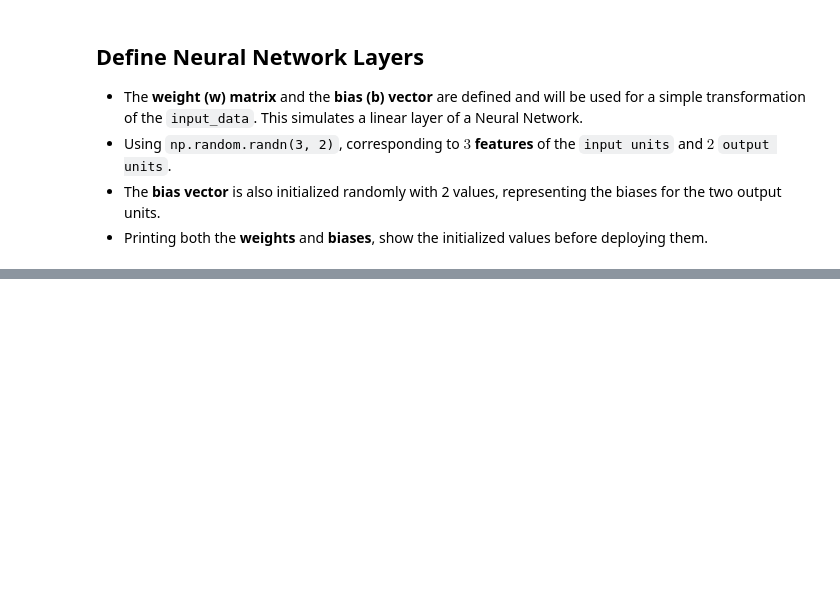
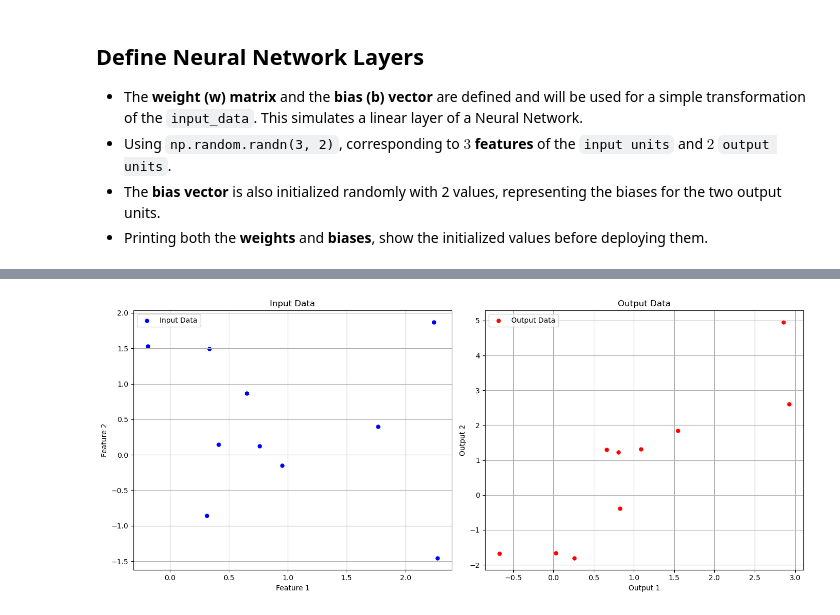
Before and after one commit to Chidera-Nnadiekwe/mathematical-foundation-for-deep-learning, a Jupyter notebook: chapter_2_exercises.ipynb, the cells around one changed output, grey strips where cells are left out. Drawn from its saved outputs; the diff is of its cells as text; code cells hidden in the pictures; blank space fills up the shorter version.

```diff
--- a/chapter_2_exercises.ipynb
+++ b/chapter_2_exercises.ipynb
@@ -88,0 +97,24 @@ Output_data:
+# %%
+# Visualize the input and output data
+fig, ax = plt.subplots(1, 2, figsize=(14, 6))
+
+# Plot input data
+ax[0].scatter(input_data[:, 0], input_data[:, 1], color='blue', s=50, edgecolors='w', label='Input Data')
+ax[0].set_title('Input Data')
+ax[0].set_xlabel('Feature 1')
+ax[0].set_ylabel('Feature 2')
+ax[0].legend()
+ax[0].grid(True)
+
+# Plot output data
+ax[1].scatter(output_data[:, 0], output_data[:, 1], c='red', s=50, edgecolors='w', label='Output Data')
+ax[1].set_title('Output Data')
+ax[1].set_xlabel('Output 1')
+ax[1].set_ylabel('Output 2')
+ax[1].legend()
+ax[1].grid(True)
+
+plt.tight_layout()
+plt.show()
+# %% [output]
+[figure, added]
```
Also changed, not shown: parts of 6 cells of this notebook.
